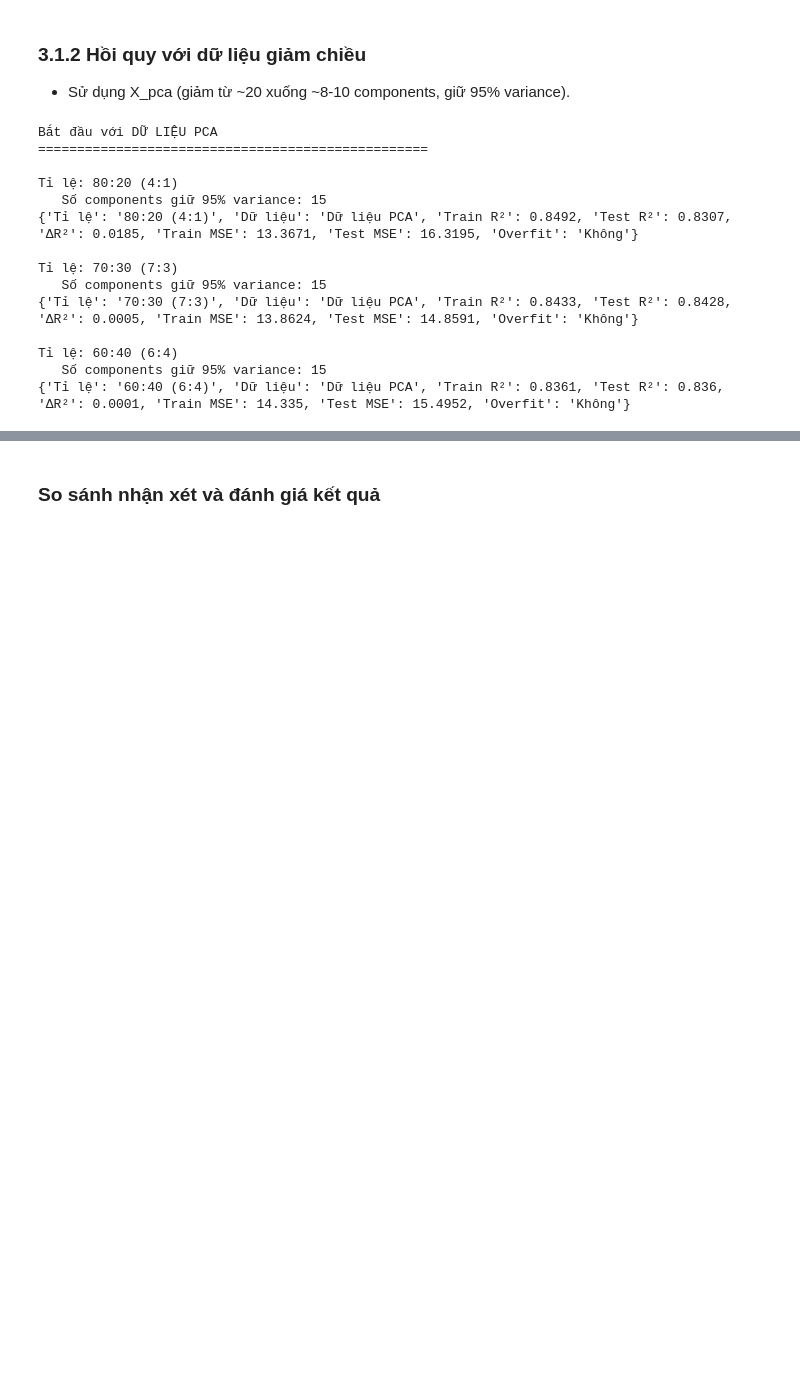
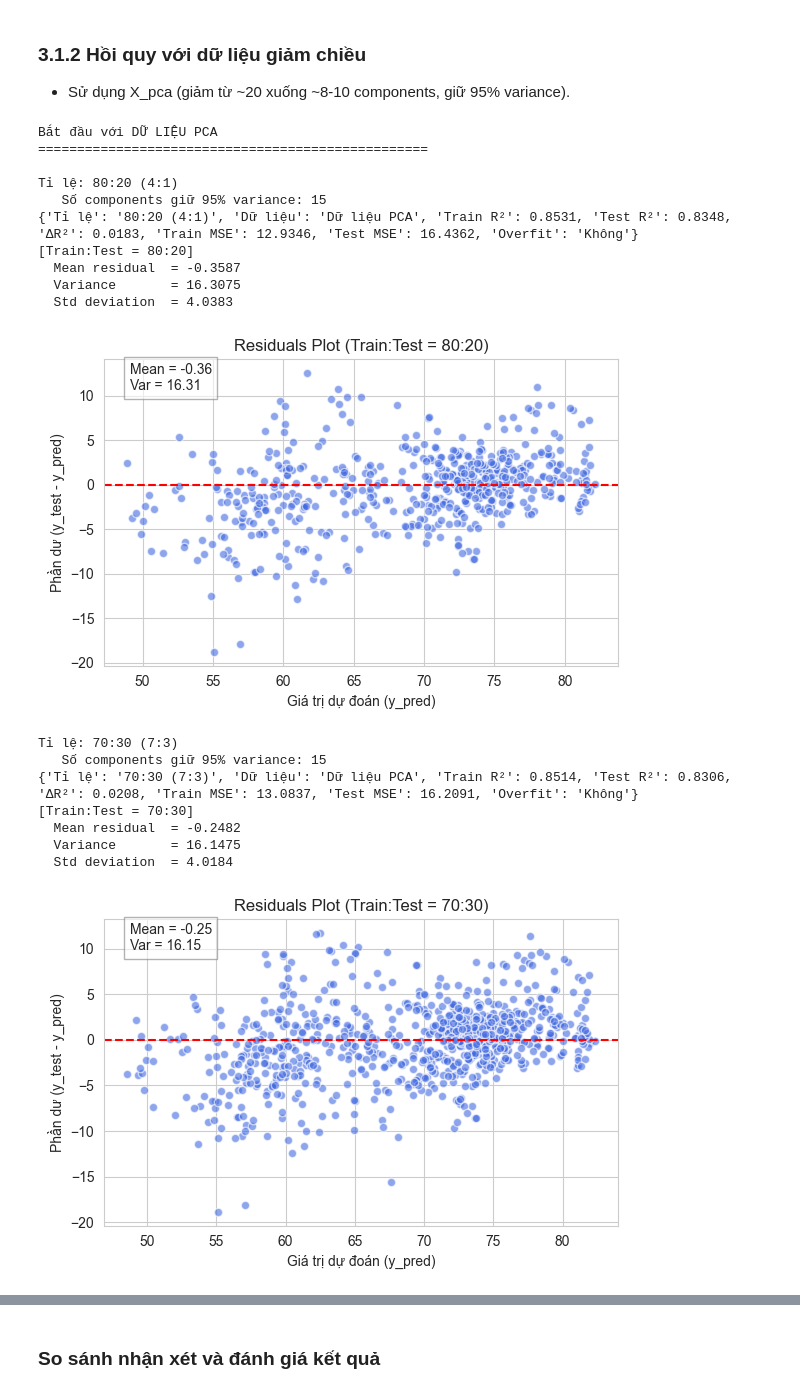
Before and after one commit to ducqwang/life-expectancy-prediction, a Jupyter notebook: src/source.ipynb, the cells around one changed output, grey strips where cells are left out. Saved outputs shown, nothing was run; the diff lists cells and outputs as text; code cells hidden in the pictures; blank space fills up the shorter version.

```diff
--- a/src/source.ipynb
+++ b/src/source.ipynb
@@ -886,42 +999,52 @@ Tỉ lệ: 60:40 (6:4)
 print("\nBắt đầu với DỮ LIỆU PCA\n" + "="*50)
 
 for train_size, test_size, ratio_name in split_ratios:
     print(f"\nTỉ lệ: {ratio_name}")
-
+    temp = ratio_name.split()
     X_train_pca_knn, X_test_pca_knn, y_train_pca_knn, y_test_pca_knn = train_test_split(
-        X, y, train_size=train_size,random_state=30
+        X, y, train_size=train_size,random_state=25
     )
     # Chuẩn hóa dữ liệu
     scaler = StandardScaler()
     X_train_scaled = scaler.fit_transform(X_train_pca_knn)
     X_test_scaled = scaler.transform(X_test_pca_knn)
 
     pca_full = PCA()
     pca_full.fit(X_train_scaled)
     cumvar = np.cumsum(pca_full.explained_variance_ratio_)
     n_comp = np.argmax(cumvar >= 0.95) + 1
     print(f"   Số components giữ 95% variance: {n_comp}")
 
     pca_95 = PCA(n_components=n_comp)
     X_train_pca = pca_95.fit_transform(X_train_scaled)
     X_test_pca = pca_95.transform(X_test_scaled)
 
     k = max(1, int(np.sqrt(len(X_train_pca_knn))))
     knn_pca = KNeighborsRegressor(n_neighbors=k, weights="uniform", metric="manhattan")
     knn_pca.fit(X_train_pca, y_train_pca_knn)
-    evaluate_knn(knn_pca, X_train_pca, X_test_pca, y_train_pca_knn, y_test_pca_knn, "Dữ liệu PCA", ratio_name)
+
+    y_pred_pca_knn = []
+    y_pred_pca_knn= evaluate_knn(knn_pca, X_train_pca, X_test_pca, y_train_pca_knn, y_test_pca_knn, "Dữ liệu PCA", ratio_name)
+
+    #Vẽ trục quan hóa
+    plot_residuals_single_split(y_test_pca_knn,y_pred_pca_knn,temp[0])
 # %% [output]
 Bắt đầu với DỮ LIỆU PCA
 ==================================================
 
 Tỉ lệ: 80:20 (4:1)
    Số components giữ 95% variance: 15
-{'Tỉ lệ': '80:20 (4:1)', 'Dữ liệu': 'Dữ liệu PCA', 'Train R²': 0.8492, 'Test R²': 0.8307, 'ΔR²': 0.0185, 'Train MSE': 13.3671, 'Test MSE': 16.3195, 'Overfit': 'Không'}
-
-Tỉ lệ: 70:30 (7:3)
-   Số components giữ 95% variance: 15
-{'Tỉ lệ': '70:30 (7:3)', 'Dữ liệu': 'Dữ liệu PCA', 'Train R²': 0.8433, 'Test R²': 0.8428, 'ΔR²': 0.0005, 'Train MSE': 13.8624, 'Test MSE': 14.8591, 'Overfit': 'Không'}
-
-Tỉ lệ: 60:40 (6:4)
-   Số components giữ 95% variance: 15
-{'Tỉ lệ': '60:40 (6:4)', 'Dữ liệu': 'Dữ liệu PCA', 'Train R²': 0.8361, 'Test R²': 0.836, 'ΔR²': 0.0001, 'Train MSE': 14.335, 'Test MSE': 15.4952, 'Overfit': 'Không'}
+{'Tỉ lệ': '80:20 (4:1)', 'Dữ liệu': 'Dữ liệu PCA', 'Train R²': 0.8531, 'Test R²': 0.8348, 'ΔR²': 0.0183, 'Train MSE': 12.9346, 'Test MSE': 16.4362, 'Overfit': 'Không'}
+[Train:Test = 80:20]
+  Mean residual  = -0.3587
+  Variance       = 16.3075
+  Std deviation  = 4.0383
+[figure, added]
+Tỉ lệ: 70:30 (7:3)
+   Số components giữ 95% variance: 15
+{'Tỉ lệ': '70:30 (7:3)', 'Dữ liệu': 'Dữ liệu PCA', 'Train R²': 0.8514, 'Test R²': 0.8306, 'ΔR²': 0.0208, 'Train MSE': 13.0837, 'Test MSE': 16.2091, 'Overfit': 'Không'}
+[Train:Test = 70:30]
+  Mean residual  = -0.2482
+  Variance       = 16.1475
+  Std deviation  = 4.0184
+[figure, added]
```
Also changed, not shown: parts of 13 cells of this notebook, 12 other files.
